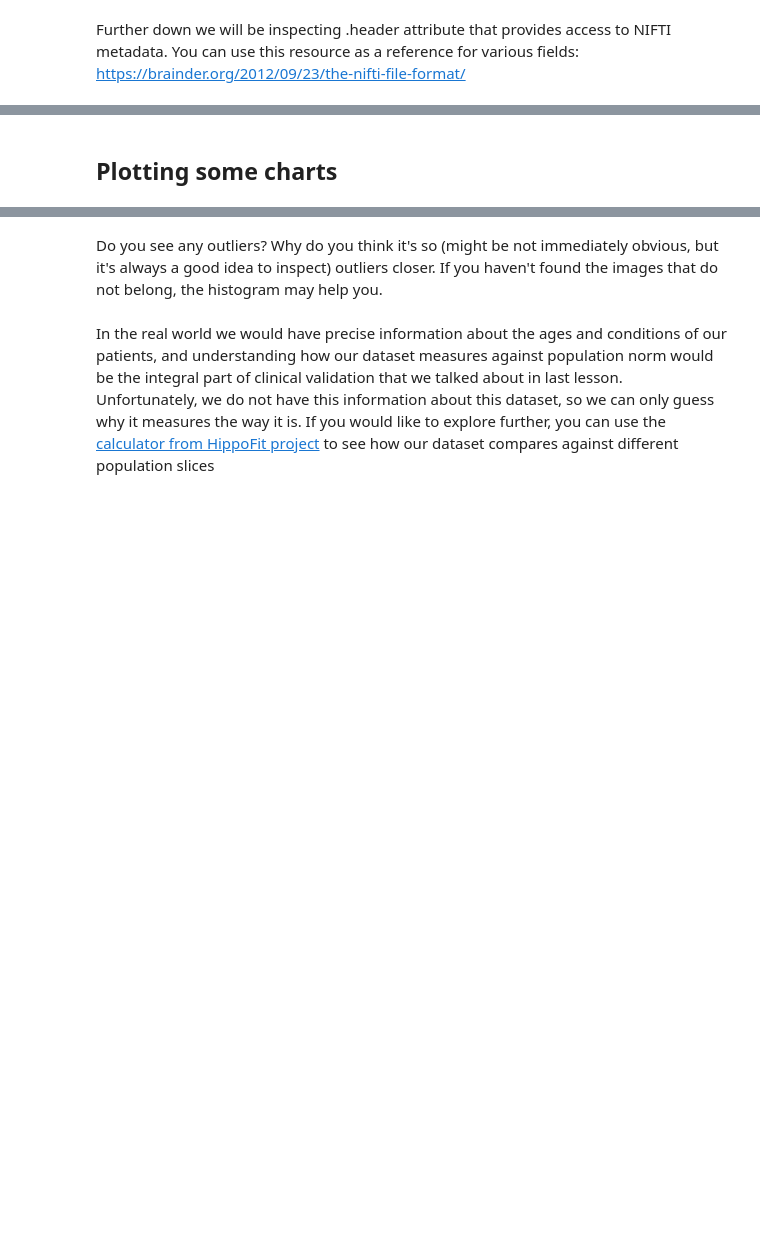
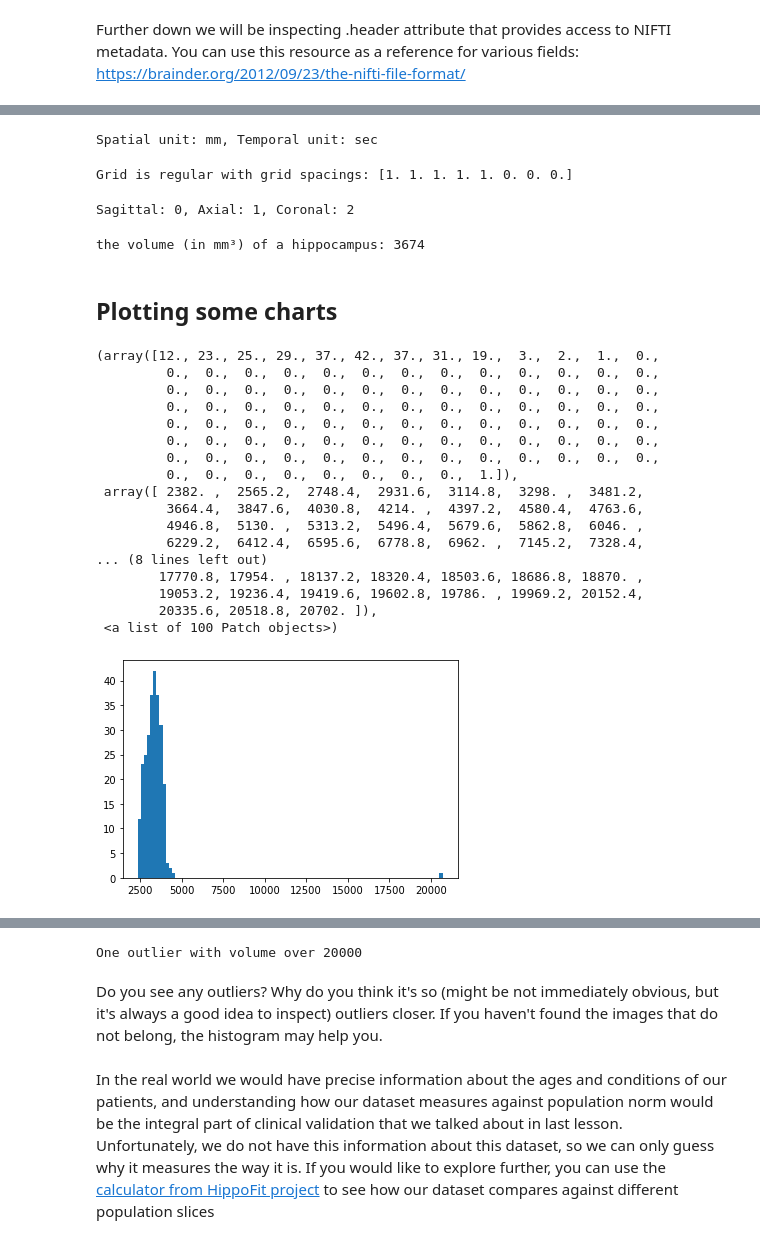
Before and after one commit to TRoboto/Udacity, a Jupyter notebook: AI for Healthcare Nanodegree/Project - Hippocampal Volume Quantification in Alzheimer's Progression/section1/Final Project EDA.ipynb, the cells around one changed output, grey strips where cells are left out. Cells and saved outputs as stored; diff of their text form; code cells hidden in the pictures; blank space fills up the shorter version.

```diff
--- a/AI for Healthcare Nanodegree/Project - Hippocampal Volume Quantification in Alzheimer's Progression/section1/Final Project EDA.ipynb
+++ b/AI for Healthcare Nanodegree/Project - Hippocampal Volume Quantification in Alzheimer's Progression/section1/Final Project EDA.ipynb
@@ -49,20 +121,60 @@ Further down we will be inspecting .header attribute that provides access to NIF
 # %%
 # TASK: What are the units of measurement?
+spatial_unit, temporal_unit = image.header.get_xyzt_units()
+
+print(f"Spatial unit: {spatial_unit}, Temporal unit: {temporal_unit}")
+# %% [output]
+Spatial unit: mm, Temporal unit: sec
 # %%
 # TASK: Do we have a regular grid? What are grid spacings?
+print(f"Grid is regular with grid spacings: {image.header['pixdim']}")
+# %% [output]
+Grid is regular with grid spacings: [1. 1. 1. 1. 1. 0. 0. 0.]
 # %%
 # TASK: What dimensions represent axial, sagittal, and coronal slices? How do you know?
+print(f"Sagittal: 0, Axial: 1, Coronal: 2")
+# %% [output]
+Sagittal: 0, Axial: 1, Coronal: 2
 # %%
 # By now you should have enough information to decide what are dimensions of a single voxel
 # TASK: Compute the volume (in mm³) of a hippocampus using one of the labels you've loaded.
 # You should get a number between ~2200 and ~4500
+
+print(f'the volume (in mm³) of a hippocampus: {np.count_nonzero(label_data)}')
+# %% [output]
+the volume (in mm³) of a hippocampus: 3674
 # %% [markdown]
 ## Plotting some charts
 # %%
 # TASK: Plot a histogram of all volumes that we have in our dataset and see how
 # our dataset measures against a slice of a normal population represented by the chart below.
+volumes = [np.count_nonzero(nib.load(l).get_fdata()) for l in labels]
+plt.hist(volumes, bins=100)
+# %% [output]
+(array([12., 23., 25., 29., 37., 42., 37., 31., 19.,  3.,  2.,  1.,  0.,
+         0.,  0.,  0.,  0.,  0.,  0.,  0.,  0.,  0.,  0.,  0.,  0.,  0.,
+         0.,  0.,  0.,  0.,  0.,  0.,  0.,  0.,  0.,  0.,  0.,  0.,  0.,
+         0.,  0.,  0.,  0.,  0.,  0.,  0.,  0.,  0.,  0.,  0.,  0.,  0.,
+         0.,  0.,  0.,  0.,  0.,  0.,  0.,  0.,  0.,  0.,  0.,  0.,  0.,
+         0.,  0.,  0.,  0.,  0.,  0.,  0.,  0.,  0.,  0.,  0.,  0.,  0.,
+         0.,  0.,  0.,  0.,  0.,  0.,  0.,  0.,  0.,  0.,  0.,  0.,  0.,
+         0.,  0.,  0.,  0.,  0.,  0.,  0.,  0.,  1.]),
+ array([ 2382. ,  2565.2,  2748.4,  2931.6,  3114.8,  3298. ,  3481.2,
+         3664.4,  3847.6,  4030.8,  4214. ,  4397.2,  4580.4,  4763.6,
+         4946.8,  5130. ,  5313.2,  5496.4,  5679.6,  5862.8,  6046. ,
+         6229.2,  6412.4,  6595.6,  6778.8,  6962. ,  7145.2,  7328.4,
+... (8 lines left out)
+        17770.8, 17954. , 18137.2, 18320.4, 18503.6, 18686.8, 18870. ,
+        19053.2, 19236.4, 19419.6, 19602.8, 19786. , 19969.2, 20152.4,
+        20335.6, 20518.8, 20702. ]),
+ <a list of 100 Patch objects>)
+[figure, added]
 # %% [markdown]
 <img src="img/nomogram_fem_right.svg" width=400 align=left>
+# %%
+print("One outlier with volume over 20000")
+# %% [output]
+One outlier with volume over 20000
 # %% [markdown]
 Do you see any outliers? Why do you think it's so (might be not immediately obvious, but it's always a good idea to inspect) outliers closer. If you haven't found the images that do not belong, the histogram may help you.
 # %% [markdown]
```
Also changed, not shown: parts of 10 cells of this notebook.
